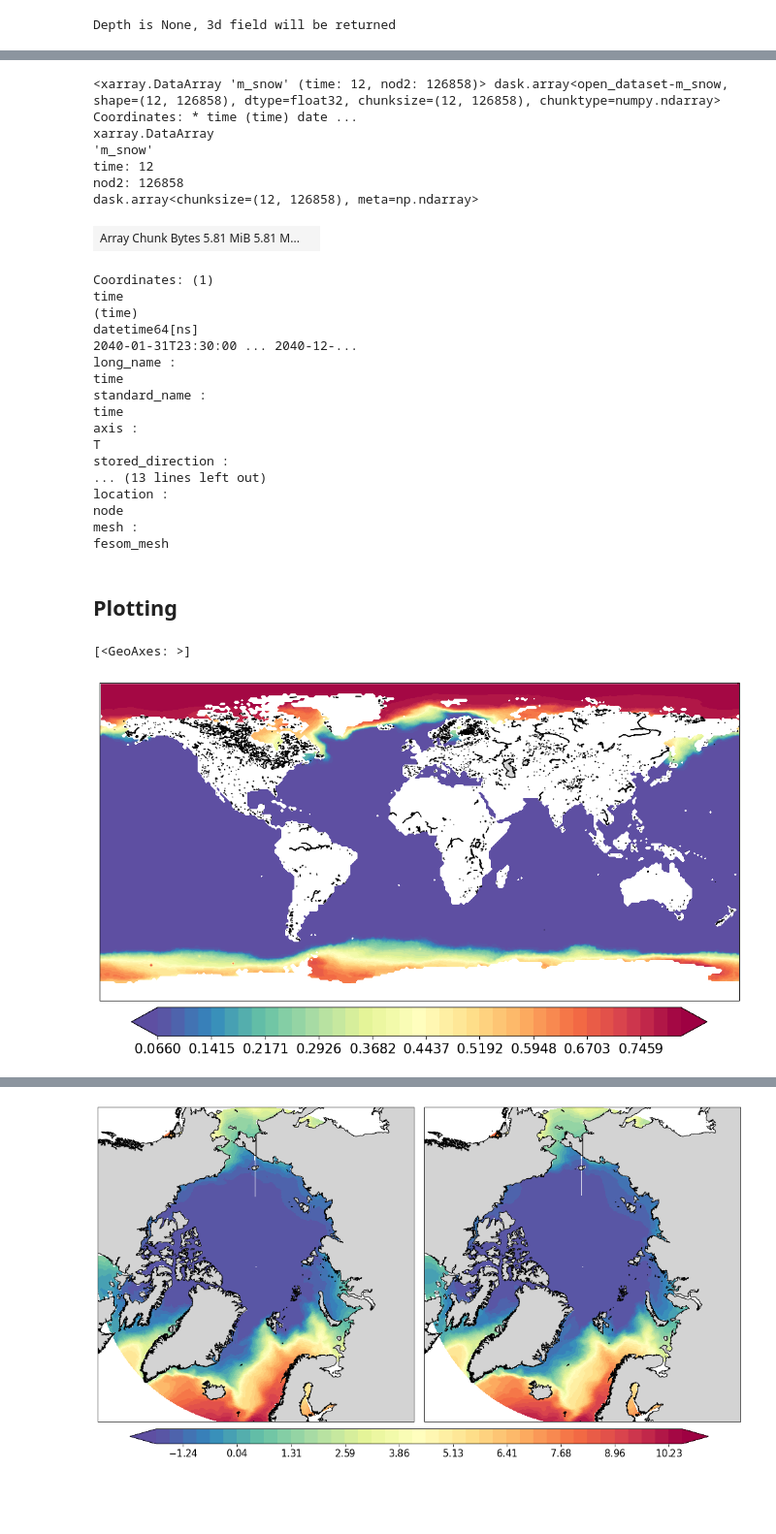
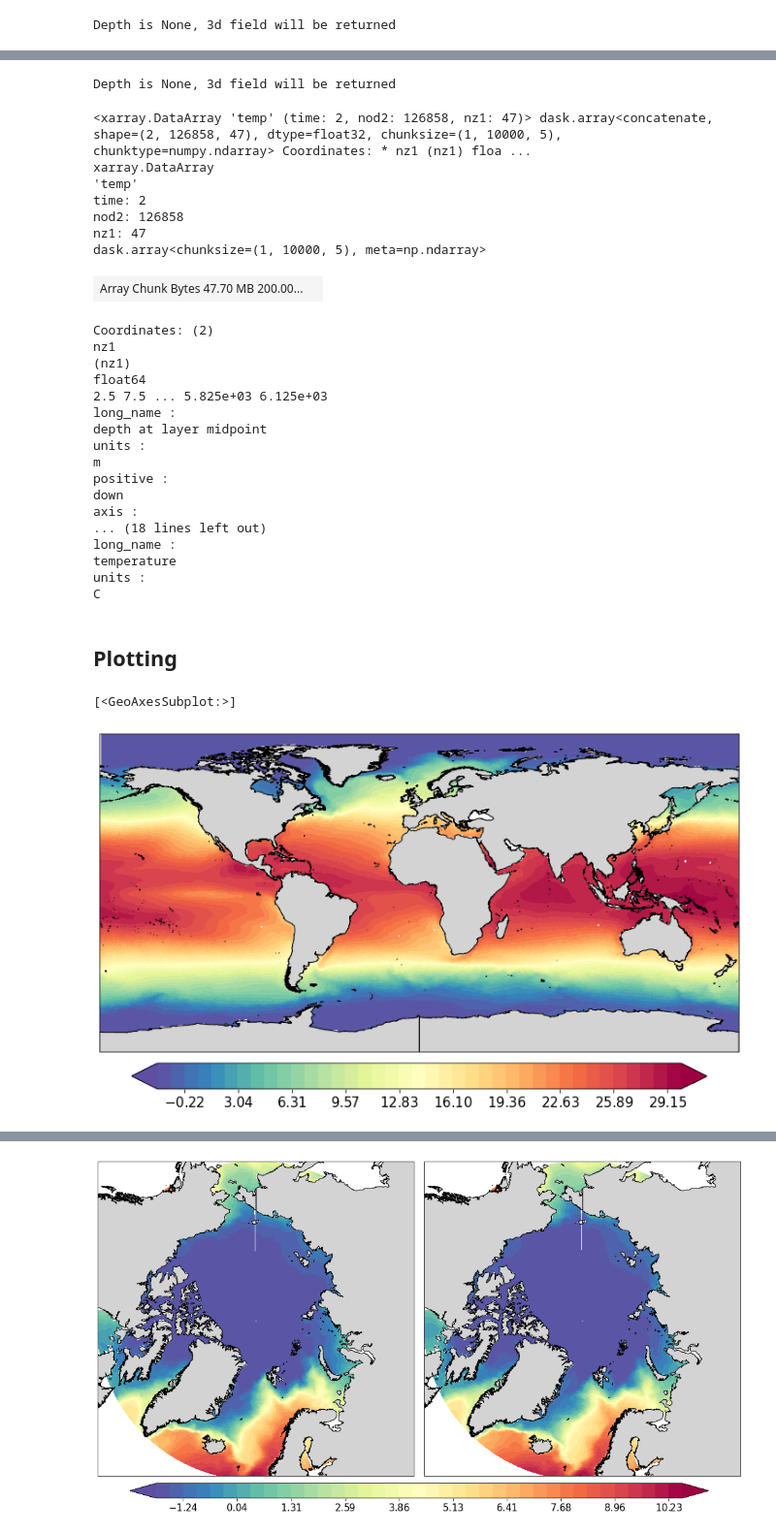
Before and after one commit to FESOM/pyfesom2, a Jupyter notebook: notebooks/pyfesom2_overview.ipynb, the cells around one changed output, grey strips where cells are left out. Shown at 97% size. Saved outputs shown, nothing was run; the diff lists cells and outputs as text; code cells hidden in the pictures; blank space fills up the shorter version.

```diff
--- a/notebooks/pyfesom2_overview.ipynb
+++ b/notebooks/pyfesom2_overview.ipynb
@@ -78,3 +75,0 @@ osgeo is not installed, conversion to Geo formats like Geotiff (fesom2GeoFormat)
-# %%
-mesh = pf.load_mesh('/work/ab0246/a270092/input/fesom2/core2/')
-datapath = "/work/bb1469/a270092/runtime/awicm3-develop/RNF+ALB+RAD/outdata/fesom/"
@@ -85,0 +76,3 @@ The mesh will be loaded from /work/ab0246/a270092/input/fesom2/core2/pickle_mesh
+# %%
+mesh = pf.load_mesh('/Users/nkolduno/PYTHON/DATA/core2/')
+datapath = "/Users/nkolduno/PYTHON/DATA/LCORE2/"
@@ -100,37 +191,48 @@ Depth is None, 3d field will be returned
+# %%
+data = pf.get_data(datapath,
+                   "temp",
+                   range(1950,1952),
+                   mesh,
+                   how='ori',
+                   compute=False,
+                  chunks={'nod2':10000, 'nz1':5})
+# %% [output]
+Depth is None, 3d field will be returned
 # %%
 data
 # %% [output]
-<xarray.DataArray 'm_snow' (time: 12, nod2: 126858)> dask.array<open_dataset-m_snow, shape=(12, 126858), dtype=float32, chunksize=(12, 126858), chunktype=numpy.ndarray> Coordinates: * time (time) date ...
+<xarray.DataArray 'temp' (time: 2, nod2: 126858, nz1: 47)> dask.array<concatenate, shape=(2, 126858, 47), dtype=float32, chunksize=(1, 10000, 5), chunktype=numpy.ndarray> Coordinates: * nz1 (nz1) floa ...
 xarray.DataArray
-'m_snow'
-time: 12
+'temp'
+time: 2
 nod2: 126858
-dask.array<chunksize=(12, 126858), meta=np.ndarray>
+nz1: 47
+dask.array<chunksize=(1, 10000, 5), meta=np.ndarray>
-| Array Chunk Bytes 5.81 MiB 5.81 M... |  |
+| Array Chunk Bytes 47.70 MB 200.00... |  |
-Coordinates: (1)
-time
-(time)
-datetime64[ns]
-2040-01-31T23:30:00 ... 2040-12-...
+Coordinates: (2)
+nz1
+(nz1)
+float64
+2.5 7.5 ... 5.825e+03 6.125e+03
 long_name :
-time
-standard_name :
-time
+depth at layer midpoint
+units :
+m
+positive :
+down
 axis :
-T
-stored_direction :
-... (13 lines left out)
-location :
-node
-mesh :
-fesom_mesh
+... (18 lines left out)
+long_name :
+temperature
+units :
+C
 # %%
 data_mean = data.mean(dim='time').compute()
 # %% [markdown]
 ## Plotting
 # %%
-pf.plot(mesh, data_mean[:].values)
+pf.plot(mesh, data_mean[:,0].values)
 # %% [output]
-[<GeoAxes: >]
+[<GeoAxesSubplot:>]
-[figure, old version]
+[figure, new version]
 # %%
```
Also changed, not shown: parts of 22 cells of this notebook, 1 other file.
